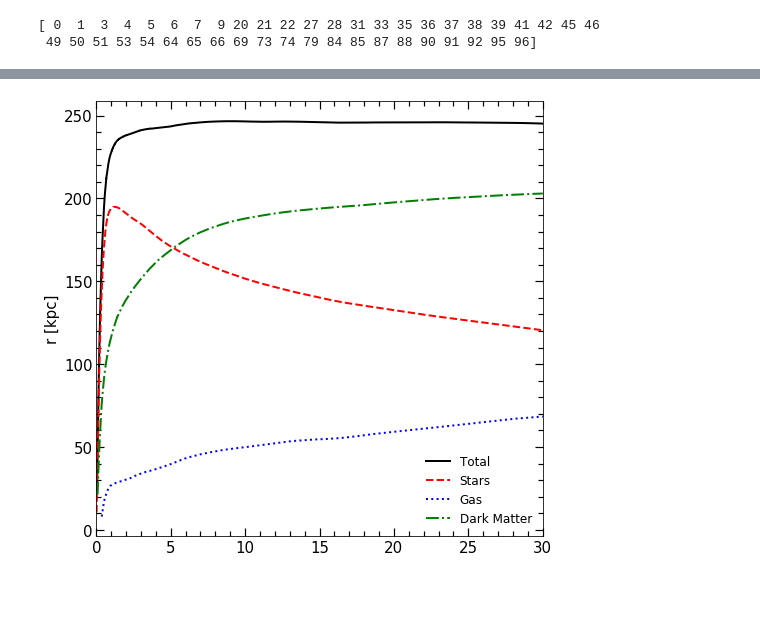
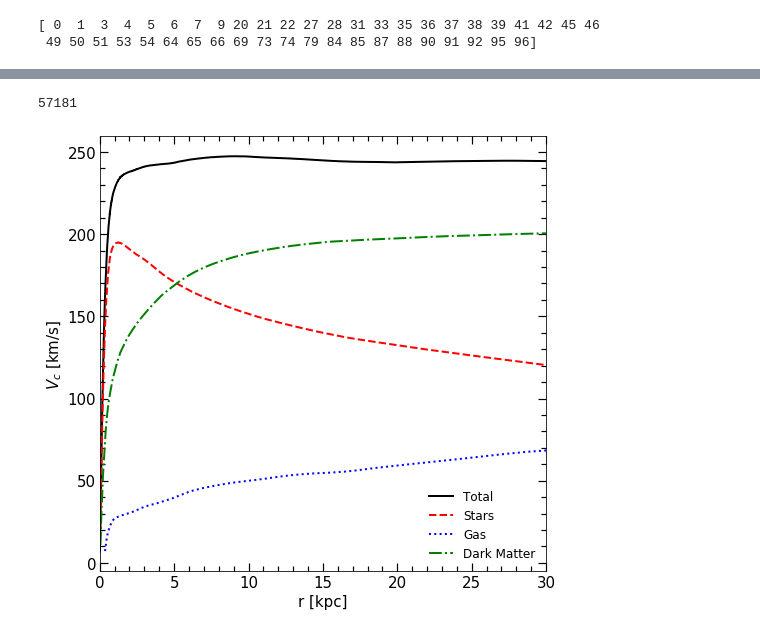
Before and after one commit to ornemarioni/gradients, a Jupyter notebook: programs/circular_velocity.ipynb, the cells around one changed output, grey strips where cells are left out. Cells and saved outputs as stored; diff of their text form; code cells hidden in the pictures; blank space fills up the shorter version.

```diff
--- a/programs/circular_velocity.ipynb
+++ b/programs/circular_velocity.ipynb
@@ -173,23 +205,24 @@ for j in subh_ind[:8]:
 # %%
 %time
 import gc
+import numpy as np
 
-SubH_000  = np.loadtxt('../_data/subh_000_Vtot.dat')
+SubH_000  = np.loadtxt('../_data/velocity/sh_000_Vtot.dat')
 rtot_subh000 = SubH_000[:,0]
 Vtot_subh000 = SubH_000[:,1]
 Mtot_subh000 = SubH_000[:,2]
 
-SubH_000  = np.loadtxt('../_data/subh_000_Vstr.dat')
+SubH_000  = np.loadtxt('../_data/velocity/sh_000_Vstr.dat')
 rstr_subh000 = SubH_000[:,0]
 Vstr_subh000 = SubH_000[:,1]
 Mstr_subh000 = SubH_000[:,2]
 
-SubH_000  = np.loadtxt('../_data/subh_000_Vgas.dat')
+SubH_000  = np.loadtxt('../_data/velocity/sh_000_Vgas.dat')
 rgas_subh000 = SubH_000[:,0]
 Vgas_subh000 = SubH_000[:,1]
 Mgas_subh000 = SubH_000[:,2]
 
-SubH_000  = np.loadtxt('../_data/subh_000_Vdrk.dat')
+SubH_000  = np.loadtxt('../_data/velocity/sh_000_Vdrk.dat')
 rdrk_subh000 = SubH_000[:,0]
 Vdrk_subh000 = SubH_000[:,1]
 Mdrk_subh000 = SubH_000[:,2]
@@ -198,25 +235,29 @@ gc.collect()
+# %%
+len(rstr_subh000)
+# %% [output]
+57181
 # %%
 fig, ax = plt.subplots(nrows=1, ncols=1, figsize=(8,8))# sharey=True, sharex=True)
 #                        gridspec_kw = {'height_ratios':[3,1,3,1]})
 # fig.subplots_adjust(bottom=0.06, left =0.12, right = 0.97, top = 0.97, wspace=0., hspace= 0)
 
-ax.plot(rtot_sort[atot], Vtot[atot], '-',  lw=2, color='k', label= 'Total')
-ax.plot(rstr_sort[astr], Vstr[astr], '--', lw=2, color='r', label='Stars')
-ax.plot(rgas_sort[agas], Vgas[agas], ':',  lw=2, color='b', label='Gas')
-ax.plot(rdrk_sort[adrk], Vdrk[adrk], '-.', lw=2, color='g', label='Dark Matter')
+ax.plot(rtot_subh000, Vtot_subh000, '-',  lw=2, color='k', label= 'Total')
+ax.plot(rstr_subh000, Vstr_subh000, '--', lw=2, color='r', label='Stars')
+ax.plot(rgas_subh000, Vgas_subh000, ':',  lw=2, color='b', label='Gas')
+ax.plot(rdrk_subh000, Vdrk_subh000, '-.', lw=2, color='g', label='Dark Matter')
 # ax[0,0].set_ylim(0,15)
 ax.set_xlim(0,30)
 ax.set_ylabel(r'$V_{c}$ [km/s]', fontsize=15)
 ax.set_xlabel('r [kpc]', fontsize=15)
 # ax[0,0].set_xticks([0,5,10,15,20,25,30])
 # ax[0,0].set_yticks([50,100,150,200])
 # ax.set_xticklabels([])
 ax.minorticks_on()
 ax.tick_params( labelsize=15)
 ax.tick_params('both', length=5, width=1.2,which='minor', direction='in', right='on',top='on')
 ax.tick_params('both', length=8, width=1.2,which='major', direction='in', right='on',top='on')
 ax.legend(frameon=False ,fontsize=12)
 
 plt.show()
 # %% [output]
-[figure, old version]
+[figure, new version]
```
Also changed, not shown: parts of 4 cells of this notebook, 2 other files.
